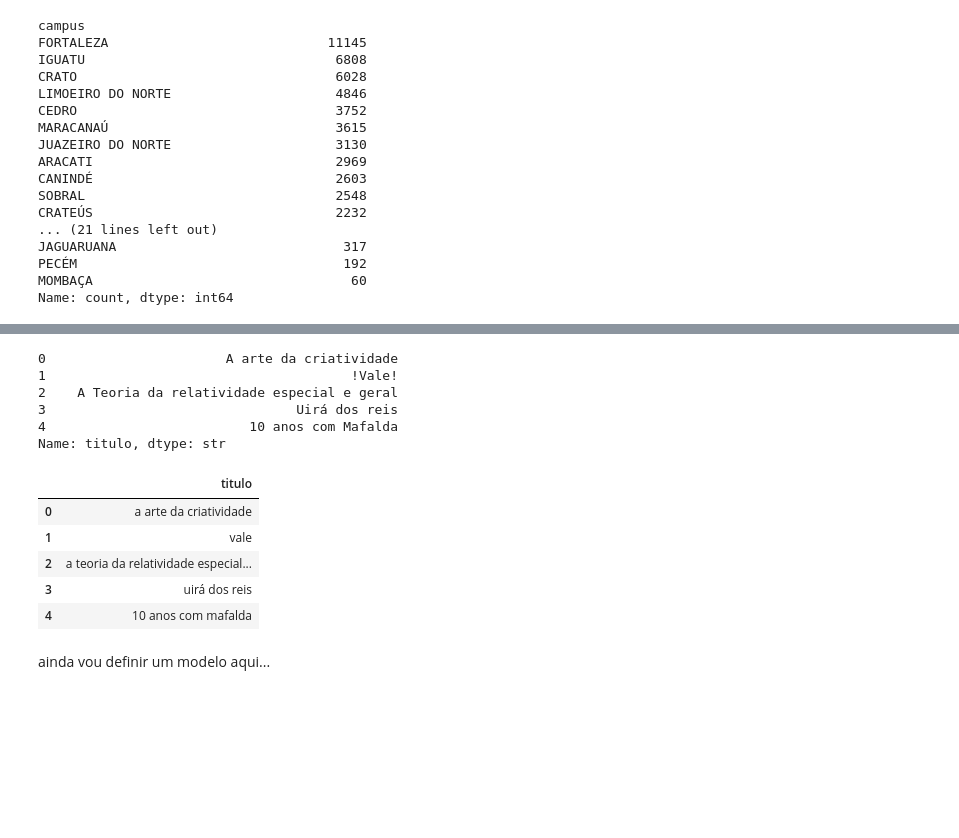
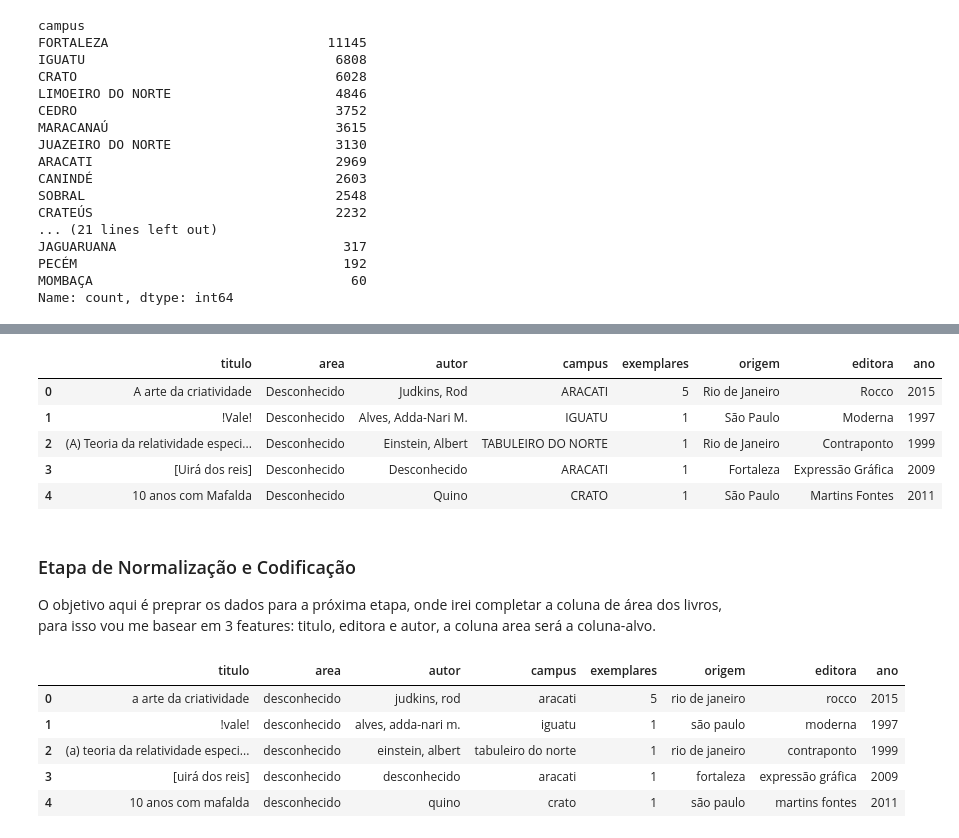
Before and after one commit to vlimax/Rede-Bibliotecas-IFCE, a Jupyter notebook: Exploração de Dados.ipynb, the cells around one changed output, grey strips where cells are left out. Saved outputs shown, nothing was run; the diff lists cells and outputs as text; code cells hidden in the pictures; blank space fills up the shorter version.

```diff
--- a/Exploração de Dados.ipynb
+++ b/Exploração de Dados.ipynb
@@ -210,15 +169,0 @@ print(caracteres)
-# %%
-df_clean['titulo'] = df_clean['titulo'].str.replace(
-    r'[""\'\'()\[\]{}\xa0…ºª®¿¡#@*_=;<>$²³°/\\]', '', regex=True
-)
-
-df_clean['titulo'] = df_clean['titulo'].str.replace(r'\s+', ' ', regex=True).str.strip()
-# %%
-df_clean['titulo'].head()
-# %% [output]
-0                       A arte da criatividade
-1                                       !Vale!
-2    A Teoria da relatividade especial e geral
-3                                Uirá dos reis
-4                          10 anos com Mafalda
-Name: titulo, dtype: str
@@ -235,11 +169,0 @@ df_classif['titulo'] = df_classif['titulo'].str.replace(r'\s+', ' ', regex=True)
-# %%
-df_classif.head()
-# %% [output]
-|  | titulo |
-| 0 | a arte da criatividade |
-| 1 | vale |
-| 2 | a teoria da relatividade especial... |
-| 3 | uirá dos reis |
-| 4 | 10 anos com mafalda |
-# %% [markdown]
-ainda vou definir um modelo aqui...
@@ -257,0 +170,14 @@ df_classif['area'] = resultados_classificacao
+# %%
+df_clean[['titulo', 'area', 'autor', 'campus', 'origem', 'editora']] = df_clean[['titulo', 'area' 'autor', 'campus', 'origem', 'editora']].fillna('Desconhecido')
+# %%
+df_clean.head()
+# %% [output]
+|  | titulo | area | autor | campus | exemplares | origem | editora | ano |
+| 0 | A arte da criatividade | Desconhecido | Judkins, Rod | ARACATI | 5 | Rio de Janeiro | Rocco | 2015 |
+| 1 | !Vale! | Desconhecido | Alves, Adda-Nari M. | IGUATU | 1 | São Paulo | Moderna | 1997 |
+| 2 | (A) Teoria da relatividade especi... | Desconhecido | Einstein, Albert | TABULEIRO DO NORTE | 1 | Rio de Janeiro | Contraponto | 1999 |
+| 3 | [Uirá dos reis] | Desconhecido | Desconhecido | ARACATI | 1 | Fortaleza | Expressão Gráfica | 2009 |
+| 4 | 10 anos com Mafalda | Desconhecido | Quino | CRATO | 1 | São Paulo | Martins Fontes | 2011 |
+# %% [markdown]
+### Etapa de Normalização e Codificação
+O objetivo aqui é preprar os dados para a próxima etapa, onde irei completar a coluna de área dos livros, para isso vou me basear em 3 features: titulo, editora e autor, a coluna area será a coluna-alvo.
@@ -257,0 +187,9 @@ df_classif['area'] = resultados_classificacao
+# %%
+df_clean.head()
+# %% [output]
+|  | titulo | area | autor | campus | exemplares | origem | editora | ano |
+| 0 | a arte da criatividade | desconhecido | judkins, rod | aracati | 5 | rio de janeiro | rocco | 2015 |
+| 1 | !vale! | desconhecido | alves, adda-nari m. | iguatu | 1 | são paulo | moderna | 1997 |
+| 2 | (a) teoria da relatividade especi... | desconhecido | einstein, albert | tabuleiro do norte | 1 | rio de janeiro | contraponto | 1999 |
+| 3 | [uirá dos reis] | desconhecido | desconhecido | aracati | 1 | fortaleza | expressão gráfica | 2009 |
+| 4 | 10 anos com mafalda | desconhecido | quino | crato | 1 | são paulo | martins fontes | 2011 |
```
Also changed, not shown: parts of 26 cells of this notebook.
